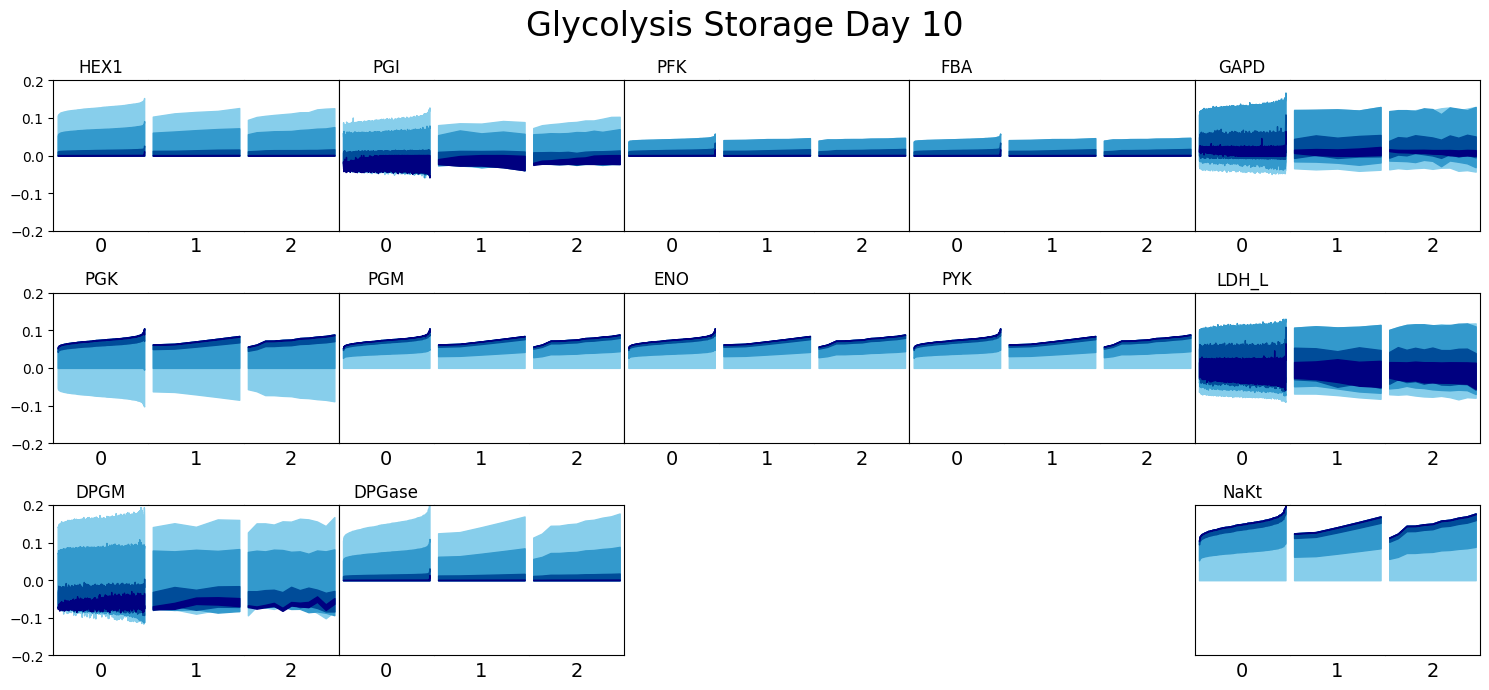
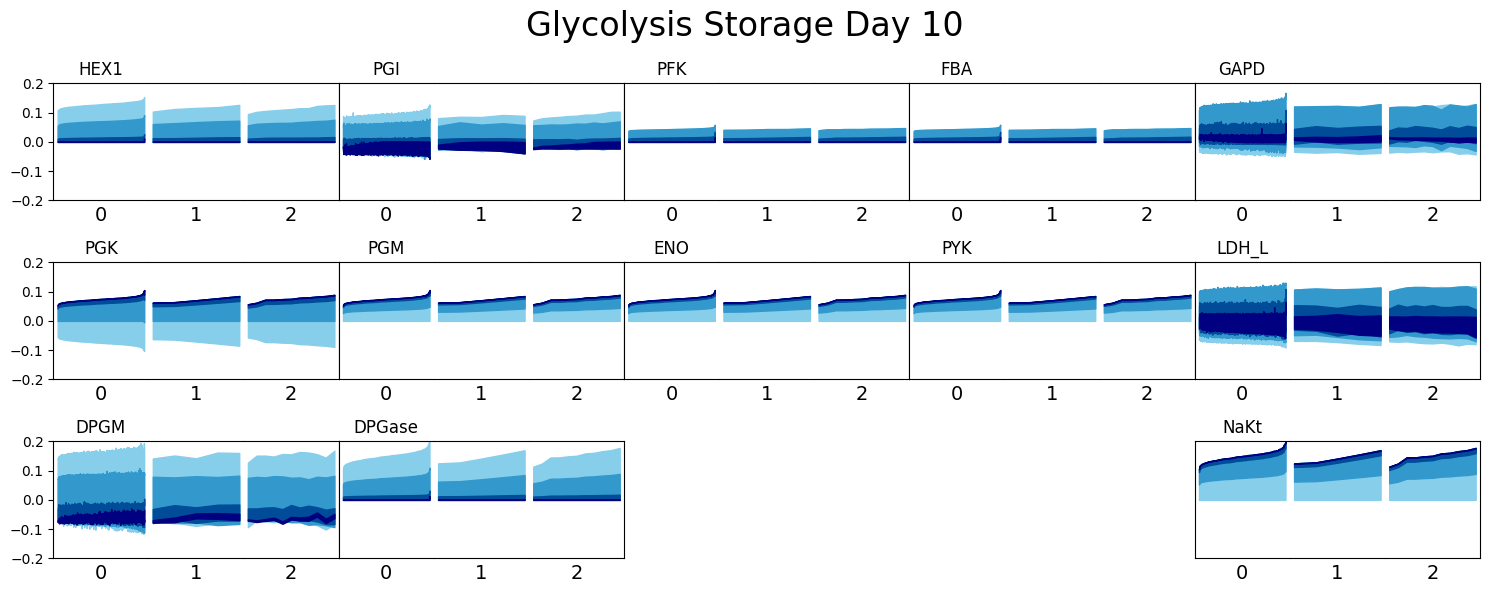
The notebook cell's code change between the first figure and the second:
--- before
+++ after
@@ -1,2 +1,2 @@
 flux_group_glycolysis_positions_10 = make_flux_alleles_positions_for_day(10, flux_group_glycolysis)
-alleles_day_flux_small_multiples(flux_group_glycolysis_positions_10, "Glycolysis", figsize=(15, 7))
+alleles_day_flux_small_multiples(flux_group_glycolysis_positions_10, "Glycolysis", figsize=(15, 6))

Commit: Display PPP properly.